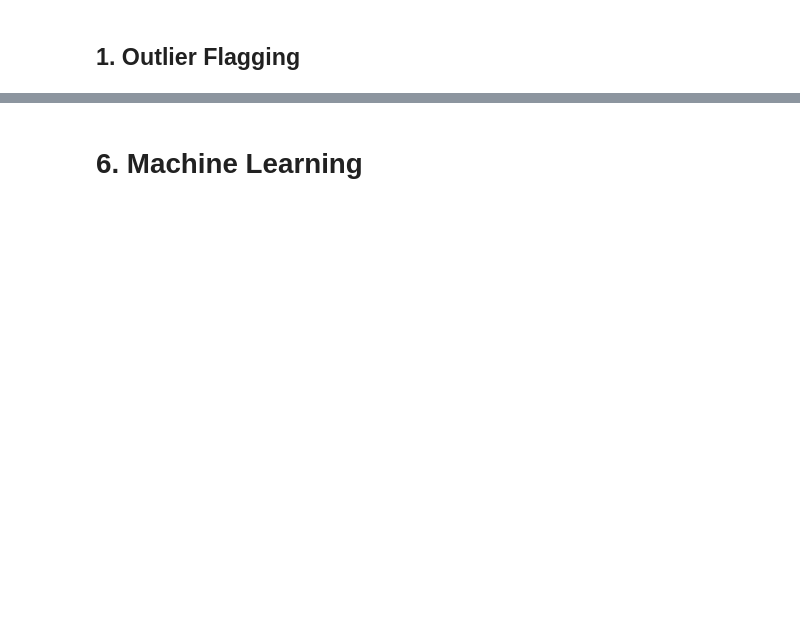
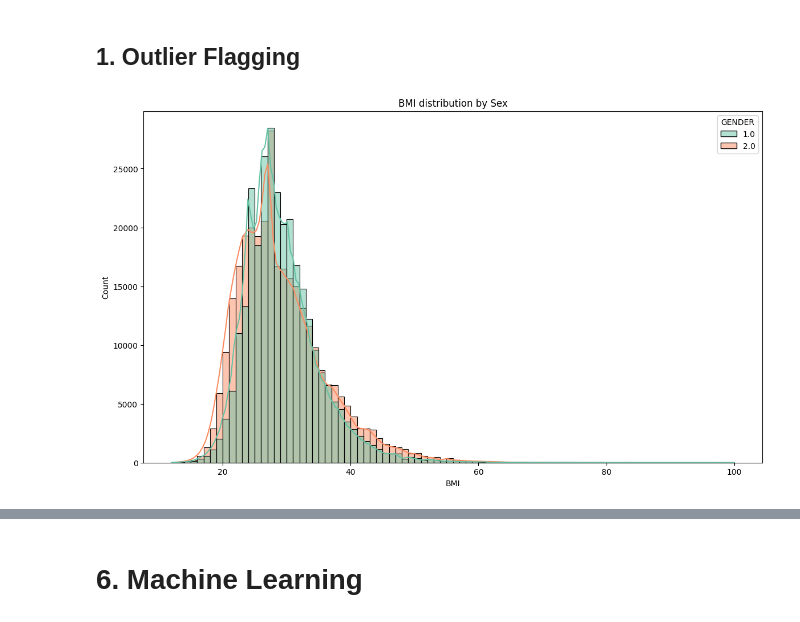
Before and after one commit to Parth-F/Analyse-Health-and-Demographic-Data-to-identify-common-traits-leading-to-Heart-Disease, a Jupyter notebook: Analyse_Health_and_Demogrphic_Data_to_identify_common_traits_leading_to_Heart_Disease.ipynb.ipynb, the cells around one changed output, grey strips where cells are left out. Cells and saved outputs as stored; diff of their text form; code cells hidden in the pictures; blank space fills up the shorter version.

```diff
--- a/Analyse_Health_and_Demogrphic_Data_to_identify_common_traits_leading_to_Heart_Disease.ipynb.ipynb
+++ b/Analyse_Health_and_Demogrphic_Data_to_identify_common_traits_leading_to_Heart_Disease.ipynb.ipynb
@@ -751,10 +1168,12 @@ upper_bound = Q3 + 1.5 * IQR
 df['OUTLIER_NUM_CHILDERN'] = ((df['NUM_CHILDERN'] < lower_bound) | (df['NUM_CHILDERN'] > upper_bound)).astype(int)
 # %%
 plt.figure(figsize=(14,8))  # Adjust the figure size as needed
-sns.histplot(df, x='BMI', kde=True, binwidth=1 , palette="Set2", hue='SEX')
+sns.histplot(df, x='BMI', kde=True, binwidth=1 , palette="Set2", hue='GENDER')
 plt.title('BMI distribution by Sex')
 plt.xlabel('BMI')
 plt.ylabel('Count')
 plt.show()
+# %% [output]
+[figure, added]
 # %%
 plt.figure(figsize=(14,8))  # Adjust the figure size as needed
```
Also changed, not shown: parts of 75 cells of this notebook.
